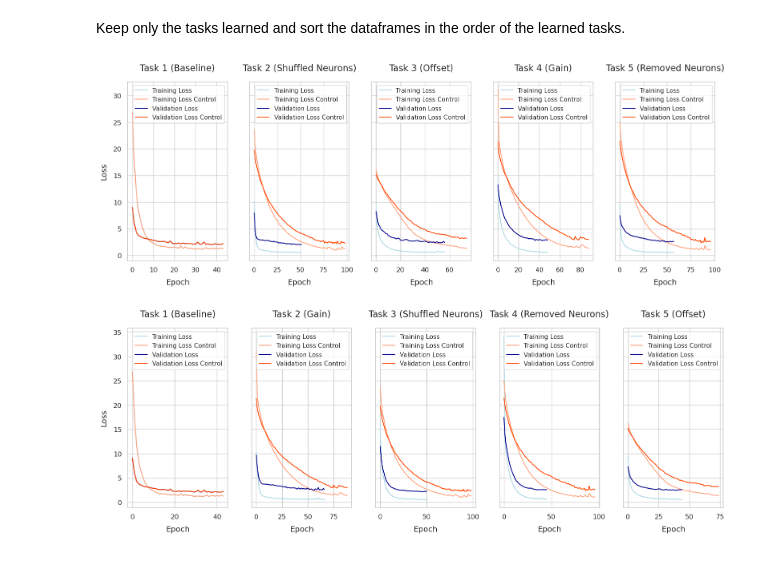
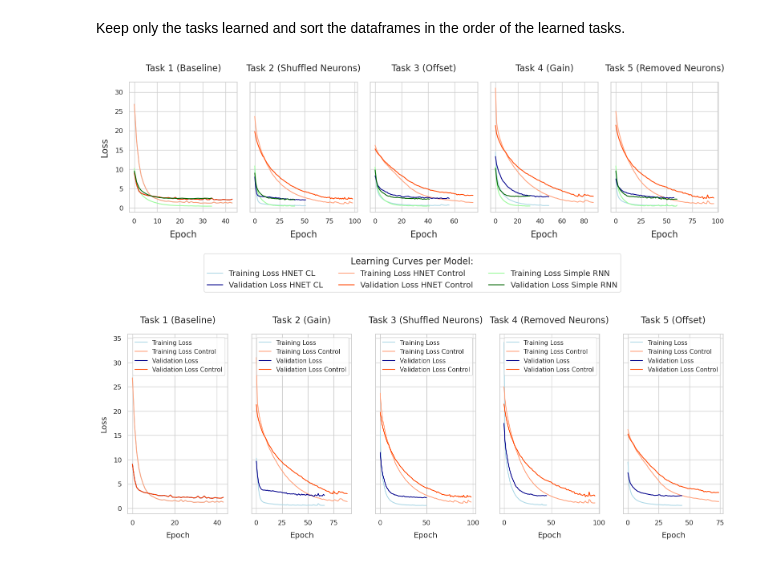
Before and after one commit to nereaiscamu/CL_UpperLimb_Control, a Jupyter notebook: Task_Detector_Hnet_PoC/Result_Analysis_Pipeline_Task2.ipynb, the cells around one changed output. Saved outputs shown, nothing was run; the diff lists cells and outputs as text; code cells hidden in the pictures.

```diff
--- a/Task_Detector_Hnet_PoC/Result_Analysis_Pipeline_Task2.ipynb
+++ b/Task_Detector_Hnet_PoC/Result_Analysis_Pipeline_Task2.ipynb
@@ -170,3 +191,45 @@ data_path_exp1_control = './Data/Sim_Data_'+'Experiment60_sorted'+'.pkl'
 
 with open(os.path.join(data_path_exp1_control), 'rb') as fp:
     data_exp1_control = pickle.load(fp)
+# %%
+path_to_RNN = './Models/Models_RNN_Control'
+experiment1_RNN = 'Experiment77_RNN_control'
+models_exp1_RNN = np.sort(os.listdir(os.path.join(path_to_RNN, 'Experiment77')))
+
+path_results_exp1_RNN = './Results/' + experiment1_RNN
+with open(os.path.join(path_results_exp1_RNN +'.pkl'), 'rb') as fp:
+    results_exp1_RNN = pickle.load(fp)
+
+data_path_exp1_RNN = './Data/Sim_Data_Experiment60_sorted_first5'+'.pkl'
+
+with open(os.path.join(data_path_exp1_RNN), 'rb') as fp:
+    data_exp1_RNN = pickle.load(fp)
+# %%
+path_to_RNN_complex = './Models/Models_RNN_Control'
+experiment1_RNN_complex = 'Experiment77_complexRNN'
+models_exp1_RNN_complex = np.sort(os.listdir(os.path.join(path_to_RNN_complex, 'Experiment77_complexRNN')))
+
+path_results_exp1_RNN_complex = './Results/' + experiment1_RNN_complex
+with open(os.path.join(path_results_exp1_RNN_complex +'.pkl'), 'rb') as fp:
+    results_exp1_RNN_complex = pickle.load(fp)
+
+data_path_exp1_RNN_complex = './Data/Sim_Data_Experiment60_sorted_first5'+'.pkl'
+
+with open(os.path.join(data_path_exp1_RNN_complex), 'rb') as fp:
+    data_exp1_RNN_complex = pickle.load(fp)
+# %%
+def build_results_df_short(results):# Initialize an empty list to store all rows across experiments
+    rows = []
+
+
+    # Loop over each dataset in the current experiment
+    for key, value in results.items():
+        # Create a new row for each dataset, including the experiment index
+        row = {**value, 'dataset': key}  # Add the dataset key and experiment index as new columns
+        rows.append(row)
+
+    # Create a single DataFrame from all rows
+    df = pd.DataFrame(rows)
+    return df
+# %%
+df_exp1_RNN_complex = build_results_df_short(results_exp1_RNN_complex)
@@ -202,7 +325,7 @@ df_exp0_hnet_new_v2 = df_exp0_hnet_new_v2.reset_index()
 # %%
-plot_learning_curves(df_exp0_hnet_new_v0, df_exp1_control_new)
+plot_learning_curves(df_exp0_hnet_new_v0, df_exp1_control_new, df_exp1_RNN_complex)
 # %% [output]
-[figure, old version]
+[figure, new version]
 # %%
 plot_learning_curves(df_exp0_hnet_new_v1, df_exp1_control)
 # %% [output]
```
Also changed, not shown: parts of 19 cells of this notebook, 5 other files.
